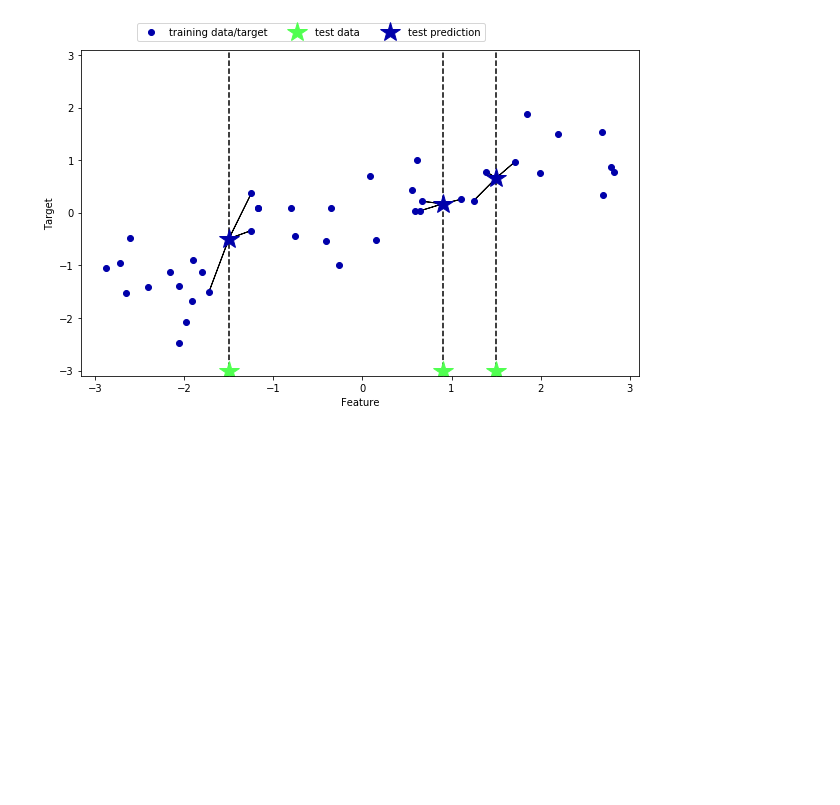
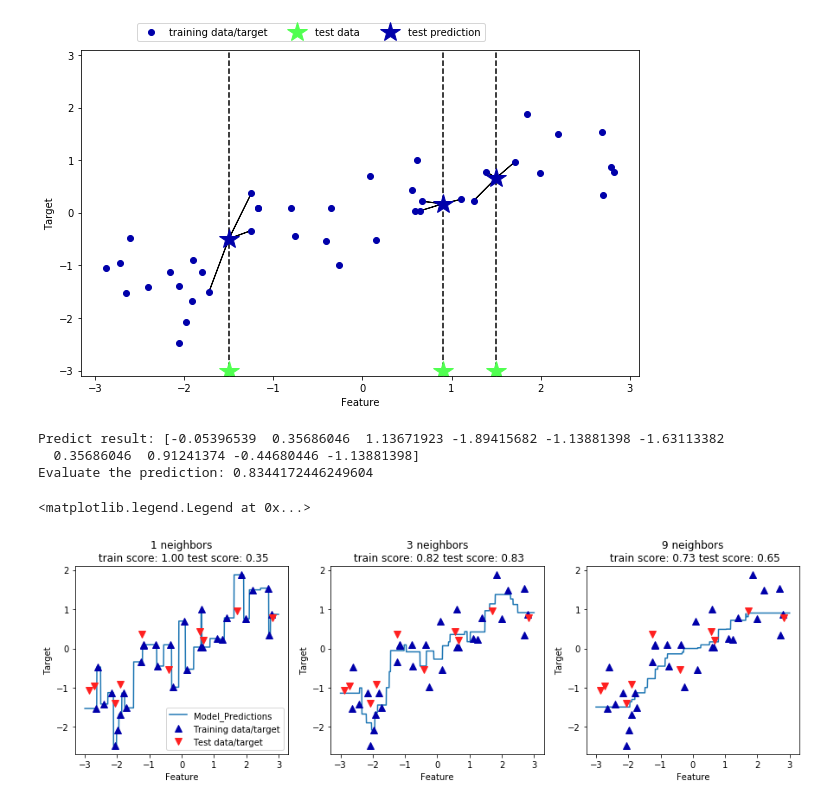
Before and after one commit to galileogalileiliu/ML-with-Python-Notes, a Jupyter notebook: Supervised_ML_Algorithm/KNN/Analyze_KNN_Regression.ipynb, the cells around one changed output. Saved outputs shown, nothing was run; the diff lists cells and outputs as text; code cells hidden in the pictures; blank space fills up the shorter version.

Commit message:
add 3 charts

```diff
--- a/Supervised_ML_Algorithm/KNN/Analyze_KNN_Regression.ipynb
+++ b/Supervised_ML_Algorithm/KNN/Analyze_KNN_Regression.ipynb
@@ -20,3 +20,37 @@ mglearn.plots.plot_knn_regression(n_neighbors=3)
 # %%
 # We calculate the average of distances between each vertical line and 3 nearest blue points.
 # However, this time , each distance has the vector.
+# %%
+# The KNN for regression is implemented in KNeighborsRegressor class in scikit-learn
+from sklearn.neighbors import KNeighborsRegressor
+from sklearn.model_selection import train_test_split
+
+#  Steps of repdicting regression problem
+# 1. Get the data and target of Wave from mglearn
+# 2. Split the data and target into two groups, training and test
+# 3. Create the KNeighborsRegressor object and set the # of neighbors
+# 4. Traing the KNeighborsRegressor by fit method
+# 5. Make the prediction by predict method
+# 6. Scored the prediction by score method
+
+# Step 1. Get the Data(X) and target(y) data of Wave from mglearn
+X, y = mglearn.datasets.make_wave(n_samples=40)
+
+# Step 2. Split the data into traing and test datasets
+X_train, X_test, y_train, y_test = train_test_split(X, y, random_state=0)
+
+# Step 3. Create the KNeighborsRegressor object and initiate the number of neighbor to 3
+reg = KNeighborsRegressor(n_neighbors = 3)
+
+# Step 4. Training the model by the fit method
+reg.fit(X_train, y_train)
+
+# Step 5. Do the prediction of test data
+print('Predict result: {}'.format(reg.predict(X_test)))
+
+# Step 6. Evaluate the prediction by score method
+print('Evaluate the prediction: {}'.format(reg.score(X_test, y_test)))
+# %% [output]
+Predict result: [-0.05396539  0.35686046  1.13671923 -1.89415682 -1.13881398 -1.63113382
+  0.35686046  0.91241374 -0.44680446 -1.13881398]
+Evaluate the prediction: 0.8344172446249604
@@ -22,0 +61,23 @@ mglearn.plots.plot_knn_regression(n_neighbors=3)
+# %%
+# To show prediction result of the one-dimension dataset
+import matplotlib.pyplot as plt
+import numpy as np
+
+fig, axes = plt.subplots(1, 3, figsize=(15, 4))
+# create 1,000 points, evenly spaced between 3 and -3
+line = np.linspace(-3, 3, 1000).reshape(-1, 1)
+for n_neighbors, ax in zip([1, 3, 9], axes):
+    # Make prediction using 1, 3, 9 neighbors.
+    reg = KNeighborsRegressor(n_neighbors = n_neighbors)
+    reg.fit(X_train, y_train)
+    ax.plot(line, reg.predict(line))
+    ax.plot(X_train, y_train, '^', c=mglearn.cm2(0), markersize=8)
+    ax.plot(X_test, y_test, 'v', c=mglearn.cm2(1), markersize=8)
+
+    ax.set_title('{} neighbors\n train score: {:.2f} test score: {:.2f}'.format(n_neighbors, reg.score(X_train, y_train), reg.score(X_test, y_test)))
+    ax.set_xlabel('Feature')
+    ax.set_ylabel('Target')
+axes[0].legend(['Model_Predictions', 'Training data/target', 'Test data/target'], loc='best')
+# %% [output]
+<matplotlib.legend.Legend at 0x...>
+[figure, added]
```
Also changed, not shown: parts of 1 cell of this notebook.
